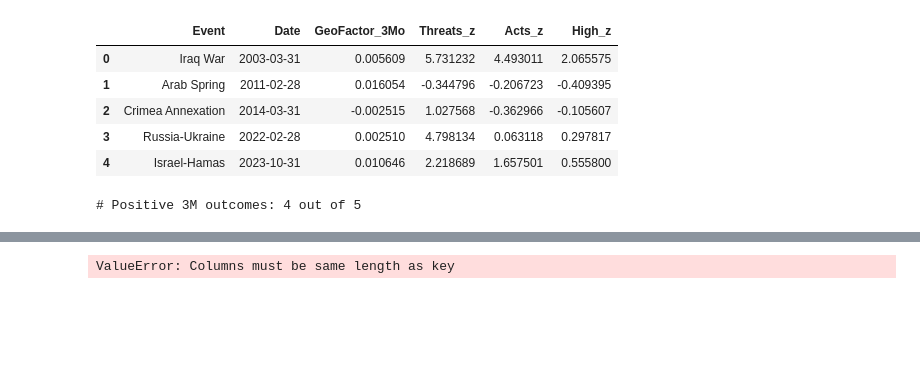
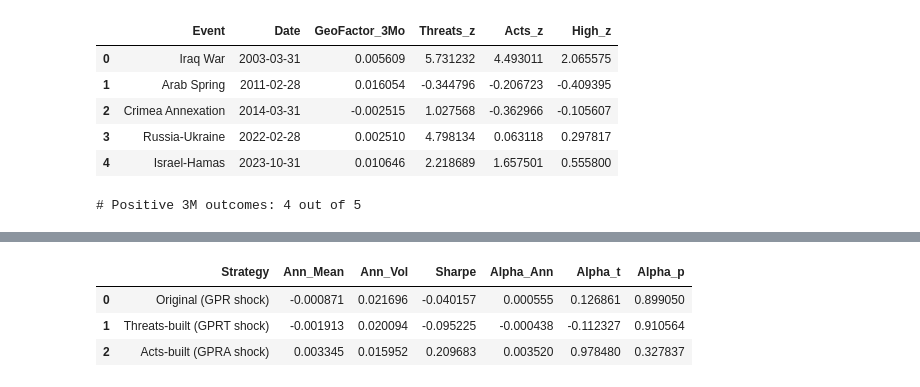
Before and after one commit to siddharthyashkukreja-cloud/Hedging_GeoPolRisk, a Jupyter notebook: researchProject.ipynb, the cells around one changed output, grey strips where cells are left out. Cells and saved outputs as stored; diff of their text form; code cells hidden in the pictures; blank space fills up the shorter version.

```diff
--- a/researchProject.ipynb
+++ b/researchProject.ipynb
@@ -2213,27 +2250,15 @@ def perf_table(df_oos, factors, name):
 # %%
-
-def ensure_date_col(df, date_col="date"):
-    df2 = df.copy()
-    if date_col in df2.columns:
-        return df2
-    # try index -> column
-    if isinstance(df2.index, pd.DatetimeIndex) or df2.index.name in [date_col, "month", "time"]:
-        df2 = df2.reset_index()
-        if date_col in df2.columns:
-            return df2
-        if "index" in df2.columns:
-            return df2.rename(columns={"index": date_col})
-        # fall back: rename first col to date
-        return df2.rename(columns={df2.columns[0]: date_col})
-    raise KeyError("Could not find/construct a 'date' column from df (neither column nor datetime index).")
-
 # ============================================================
 # 1) Build Threats/Acts AR(1) news shocks (z) like your GPR shock
+#   - Requires: compute_ar1_news_shock_z() already defined (the robust version)
 # ============================================================
 raw = pd.read_excel("data_gpr_export.xls", usecols=["month", "GPRT", "GPRA"]).copy()
-raw["month"] = pd.to_datetime(raw["month"], errors="coerce")
+raw["month"] = pd.to_datetime(raw["month"], dayfirst=True, errors="coerce")
+
+# IMPORTANT: ensure numeric (prevents empty-train OLS issues)
 raw["GPRT"] = pd.to_numeric(raw["GPRT"], errors="coerce")
 raw["GPRA"] = pd.to_numeric(raw["GPRA"], errors="coerce")
+
 raw = raw.dropna(subset=["month"]).sort_values("month").reset_index(drop=True)
 raw = raw.set_index("month")
 
@@ -2247,37 +2272,28 @@ df_ta["date"] = pd.to_datetime(df_ta["date"], errors="coerce") + MonthEnd(0)
 df_ta = df_ta[["date", "GPRT_news_shock_z", "GPRA_news_shock_z"]].dropna().sort_values("date")
 
 # ============================================================
-# 1B) SAFE MERGE (re-runnable without duplicate column errors)
+# 1b) Merge shocks into df_gpr_merge and df_master_clean (SAFE TO RE-RUN)
+#   - Fix: overwrite-merge to avoid duplicate _x/_y columns
 # ============================================================
 ta_cols = ["GPRT_news_shock_z", "GPRA_news_shock_z"]
 
-# overwrite-merge into df_gpr_merge
-df_gpr_merge = df_gpr_merge.merge(df_ta, on="date", how="left", suffixes=("", "_new"))
-for c in ta_cols:
-    if f"{c}_new" in df_gpr_merge.columns:
-        df_gpr_merge[c] = df_gpr_merge[f"{c}_new"]
-        df_gpr_merge = df_gpr_merge.drop(columns=[f"{c}_new"])
+# If these columns already exist from a prior run, drop them first (keeps things clean)
+df_gpr_merge = df_gpr_merge.drop(columns=ta_cols, errors="ignore")
+df_master_clean = df_master_clean.drop(columns=ta_cols, errors="ignore")
 
-# overwrite-merge into df_master_clean -> df_master_ta
-df_master_ta = df_master_clean.merge(df_ta, on="date", how="left", suffixes=("", "_new"))
-for c in ta_cols:
-    if f"{c}_new" in df_master_ta.columns:
-        df_master_ta[c] = df_master_ta[f"{c}_new"]
-        df_master_ta = df_master_ta.drop(columns=[f"{c}_new"])
+# Merge once (many-to-one by date)
+df_gpr_merge = df_gpr_merge.merge(df_ta, on="date", how="left", validate="m:1")
+df_master_ta = df_master_clean.merge(df_ta, on="date", how="left", validate="m:1")
 
 # ============================================================
 # 2) Rebuild strategy using Threats shock and Acts shock
+#   - Requires: rolling_ewma_beta(), build_decile_portfolios(),
+#               build_mimicking_geofactor() already defined
 # ============================================================
 def run_full_strategy(df_master_panel, df_gpr_merge, factors, shock_col, tag):
     # ---- A) Rolling EWMA beta ----
-    needed = ["permno", "date", "excret", "mktcap", "Mkt-RF", "SMB", "HML", "Mom", shock_col]
-    missing = [c for c in needed if c not in df_master_panel.columns]
-    if missing:
-        raise KeyError(f"df_master_panel is missing required columns: {missing}")
-
     tmp = df_master_panel.dropna(subset=["excret", "Mkt-RF", "SMB", "HML", "Mom", shock_col]).copy()
     tmp = tmp.sort_values(["permno", "date"])
-
     out = rolling_ewma_beta(tmp, shock_col)
 
     beta_col = f"beta_{tag}"
@@ -2308,7 +2324,8 @@ def run_full_strategy(df_master_panel, df_gpr_merge, factors, shock_col, tag):
 
     # ---- D) Build mimicking GeoFactor ----
     df_oos_tag = build_mimicking_geofactor(
-        df_gpr_merge, port_rets_tag, factors, shock_col, est_window=120, half_life=24
+        df_gpr_merge, port_rets_tag, factors,
+        shock_col, est_window=120, half_life=24
     )
     df_oos_tag = df_oos_tag.rename(columns={"GeoFactor": f"GeoFactor_{tag}"})
 
@@ -2316,35 +2333,53 @@ def run_full_strategy(df_master_panel, df_gpr_merge, factors, shock_col, tag):
 
 # Threats-based strategy
 df_oos_T, port_T, df_analysis_T = run_full_strategy(
     df_master_ta, df_gpr_merge, factors, "GPRT_news_shock_z", tag="T"
 )
 
 # Acts-based strategy
 df_oos_A, port_A, df_analysis_A = run_full_strategy(
     df_master_ta, df_gpr_merge, factors, "GPRA_news_shock_z", tag="A"
 )
 
 # ============================================================
 # 3) Compare performance vs your original df_oos['GeoFactor']
+#   - Requires: perf_table() already defined
 # ============================================================
+def ensure_date_col(df, date_col="date"):
+    df2 = df.copy()
+    if date_col in df2.columns:
+        return df2
+    if df2.index.name in [date_col, "month", "time"] or isinstance(df2.index, pd.DatetimeIndex):
+        df2 = df2.reset_index()
+        if date_col in df2.columns:
+            return df2
+        if "index" in df2.columns:
+            return df2.rename(columns={"index": date_col})
+        return df2.rename(columns={df2.columns[0]: date_col})
+    raise KeyError("Could not find/construct a 'date' column from df (neither column nor datetime index).")
+
+# Original df_oos (your existing one)
 orig0 = ensure_date_col(df_oos)
 if "GeoFactor" not in orig0.columns:
     raise KeyError("df_oos does not contain 'GeoFactor'. Check the column name in your original OOS output.")
-
 orig = orig0[["date", "GeoFactor"]].copy()
 
+# New factors formatted for perf_table
 t_df = df_oos_T[["date", "GeoFactor_T"]].rename(columns={"GeoFactor_T": "GeoFactor"})
 a_df = df_oos_A[["date", "GeoFactor_A"]].rename(columns={"GeoFactor_A": "GeoFactor"})
 
 rows = [
     perf_table(orig, factors, "Original (GPR shock)"),
     perf_table(t_df, factors, "Threats-built (GPRT shock)"),
     perf_table(a_df, factors, "Acts-built (GPRA shock)")
 ]
 perf = pd.DataFrame(rows)
 display(perf)
 # %% [output]
-ValueError: Columns must be same length as key
+|  | Strategy | Ann_Mean | Ann_Vol | Sharpe | Alpha_Ann | Alpha_t | Alpha_p |
+| 0 | Original (GPR shock) | -0.000871 | 0.021696 | -0.040157 | 0.000555 | 0.126861 | 0.899050 |
+| 1 | Threats-built (GPRT shock) | -0.001913 | 0.020094 | -0.095225 | -0.000438 | -0.112327 | 0.910564 |
+| 2 | Acts-built (GPRA shock) | 0.003345 | 0.015952 | 0.209683 | 0.003520 | 0.978480 | 0.327837 |
 # %%
 
 # ============================================================
```
Also changed, not shown: parts of 9 cells of this notebook.
